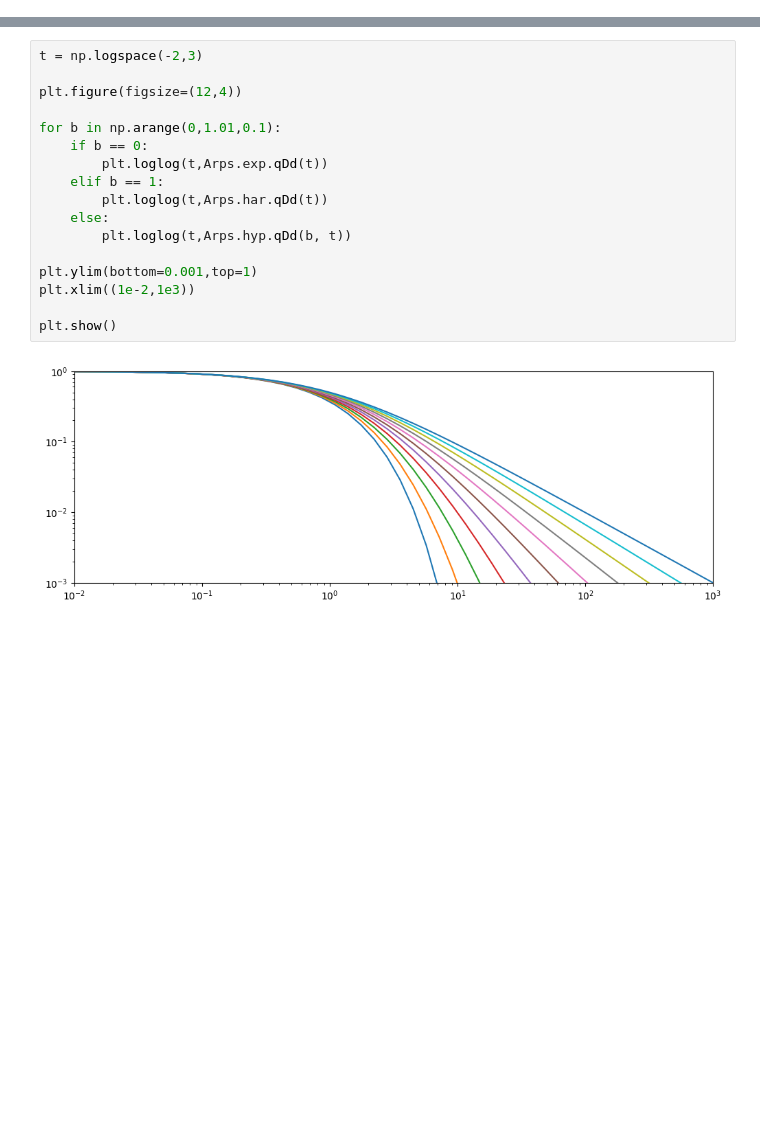
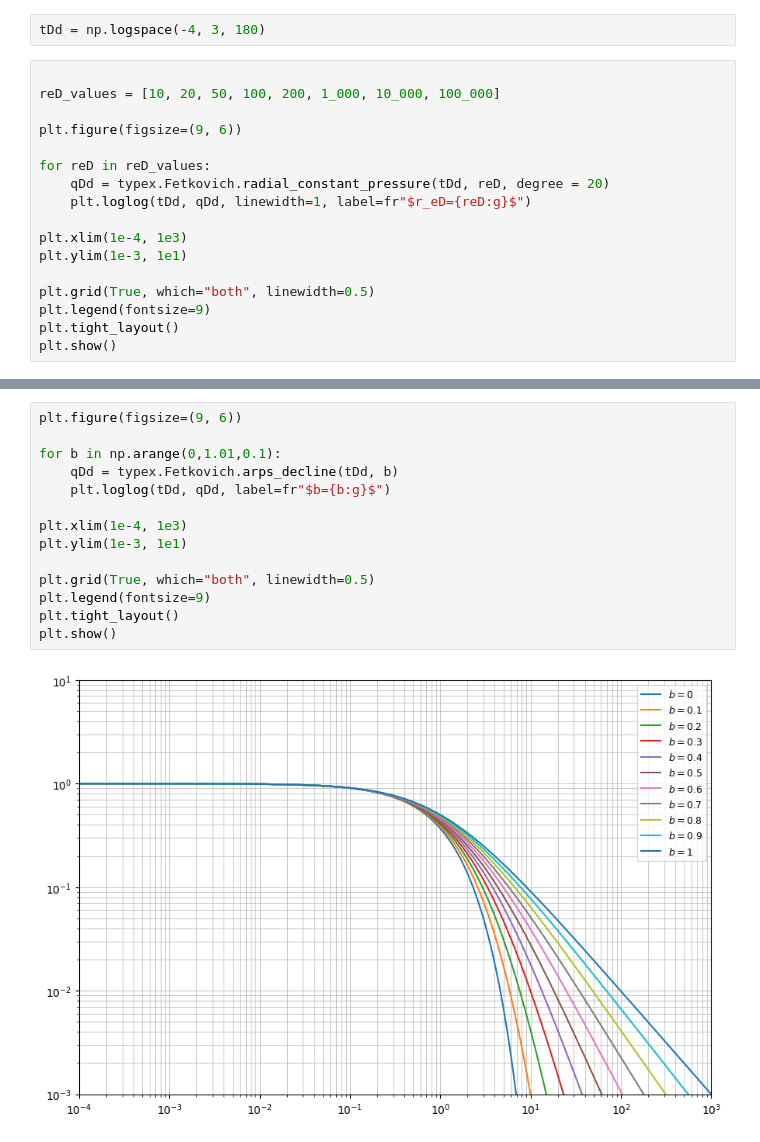
Before and after one commit to jshiriyev/data-driven-forecasting, a Jupyter notebook: docs/transient_analysis/1980_decline_curve_analysis_Fetkovich/1980_Fetkovich.ipynb, the cells around one changed output, grey strips where cells are left out. Drawn from its saved outputs; the diff is of its cells as text; blank space fills up the shorter version.

```diff
--- a/docs/transient_analysis/1980_decline_curve_analysis_Fetkovich/1980_Fetkovich.ipynb
+++ b/docs/transient_analysis/1980_decline_curve_analysis_Fetkovich/1980_Fetkovich.ipynb
@@ -13,0 +6,19 @@ from prodpy.transient import InfiniteActing
+# %%
+tDd = np.logspace(-4, 3, 180)
+# %%
+
+reD_values = [10, 20, 50, 100, 200, 1_000, 10_000, 100_000]
+
+plt.figure(figsize=(9, 6))
+
+for reD in reD_values:
+    qDd = typex.Fetkovich.radial_constant_pressure(tDd, reD, degree = 20)
+    plt.loglog(tDd, qDd, linewidth=1, label=fr"$r_eD={reD:g}$")
+
+plt.xlim(1e-4, 1e3)
+plt.ylim(1e-3, 1e1)
+
+plt.grid(True, which="both", linewidth=0.5)
+plt.legend(fontsize=9)
+plt.tight_layout()
+plt.show()
@@ -14,19 +27,16 @@ from prodpy.transient import InfiniteActing
 # %%
-t = np.logspace(-2,3)
-
-plt.figure(figsize=(12,4))
+plt.figure(figsize=(9, 6))
 
 for b in np.arange(0,1.01,0.1):
-    if b == 0:
-        plt.loglog(t,Arps.exp.qDd(t))
-    elif b == 1:
-        plt.loglog(t,Arps.har.qDd(t))
-    else:
-        plt.loglog(t,Arps.hyp.qDd(b, t))
+    qDd = typex.Fetkovich.arps_decline(tDd, b)
+    plt.loglog(tDd, qDd, label=fr"$b={b:g}$")
 
-plt.ylim(bottom=0.001,top=1)
-plt.xlim((1e-2,1e3))
+plt.xlim(1e-4, 1e3)
+plt.ylim(1e-3, 1e1)
 
+plt.grid(True, which="both", linewidth=0.5)
+plt.legend(fontsize=9)
+plt.tight_layout()
 plt.show()
 # %% [output]
-[figure, old version]
+[figure, new version]
```
Also changed, not shown: parts of 5 cells of this notebook, 6 other files.
